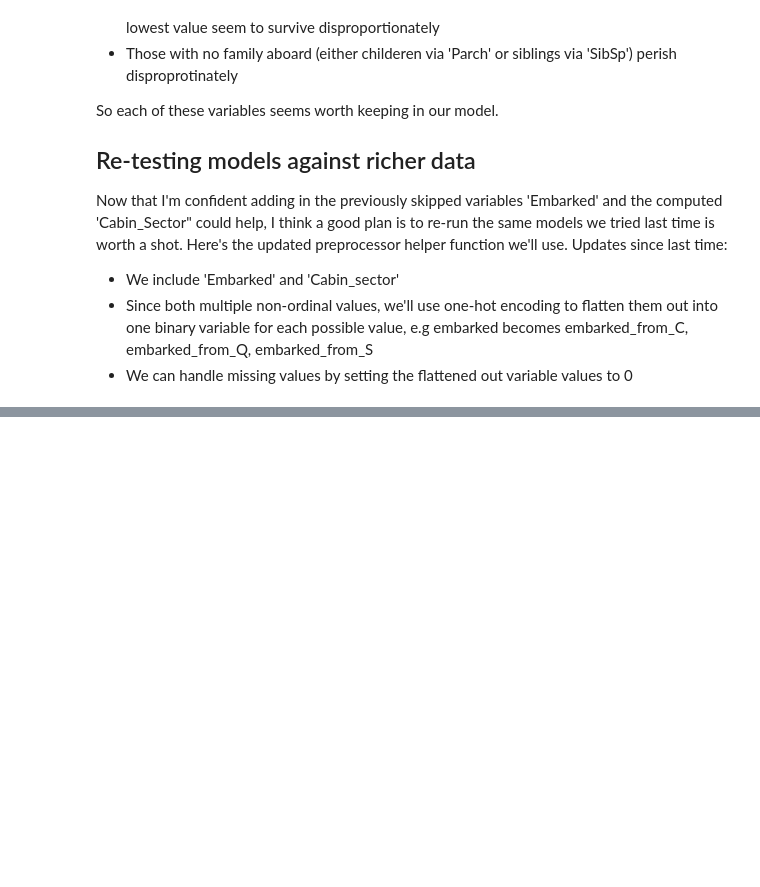
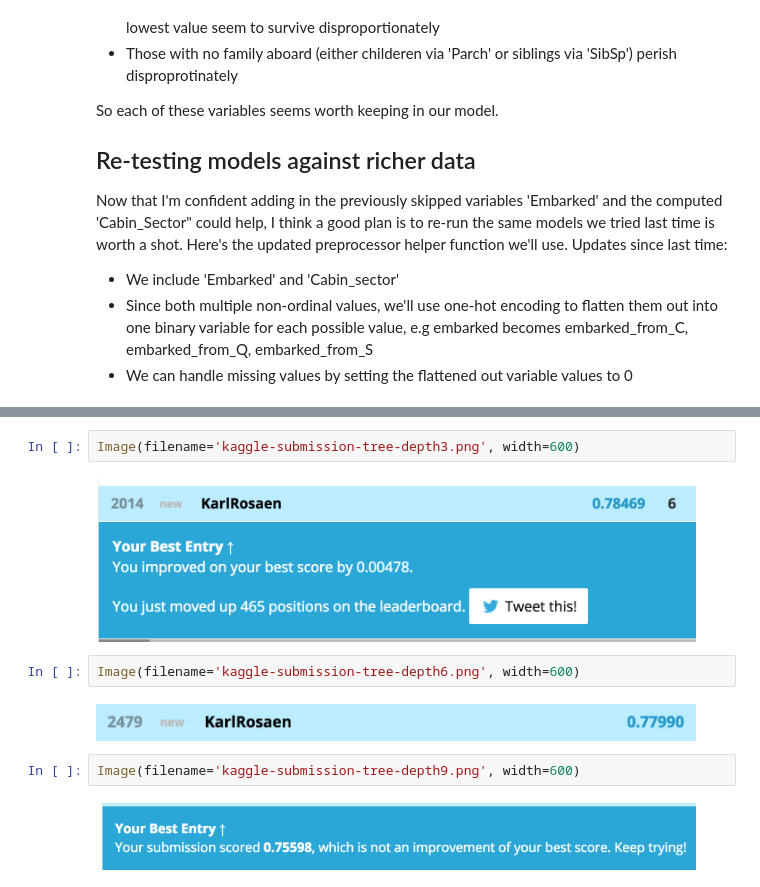
Before and after one commit to krosaen/ml-study, a Jupyter notebook: kaggle/titanic2/titanic2.ipynb, the cells around one changed output, grey strips where cells are left out. Drawn from its saved outputs; the diff is of its cells as text; blank space fills up the shorter version.

```diff
--- a/kaggle/titanic2/titanic2.ipynb
+++ b/kaggle/titanic2/titanic2.ipynb
@@ -168,0 +511,12 @@ Now that I'm confident adding in the previously skipped variables 'Embarked' and
+# %%
+Image(filename='kaggle-submission-tree-depth3.png', width=600)
+# %% [output]
+[figure, added]
+# %%
+Image(filename='kaggle-submission-tree-depth6.png', width=600)
+# %% [output]
+[figure, added]
+# %%
+Image(filename='kaggle-submission-tree-depth9.png', width=600)
+# %% [output]
+[figure, added]
```
Also changed, not shown: parts of 21 cells of this notebook, 14 other files.
